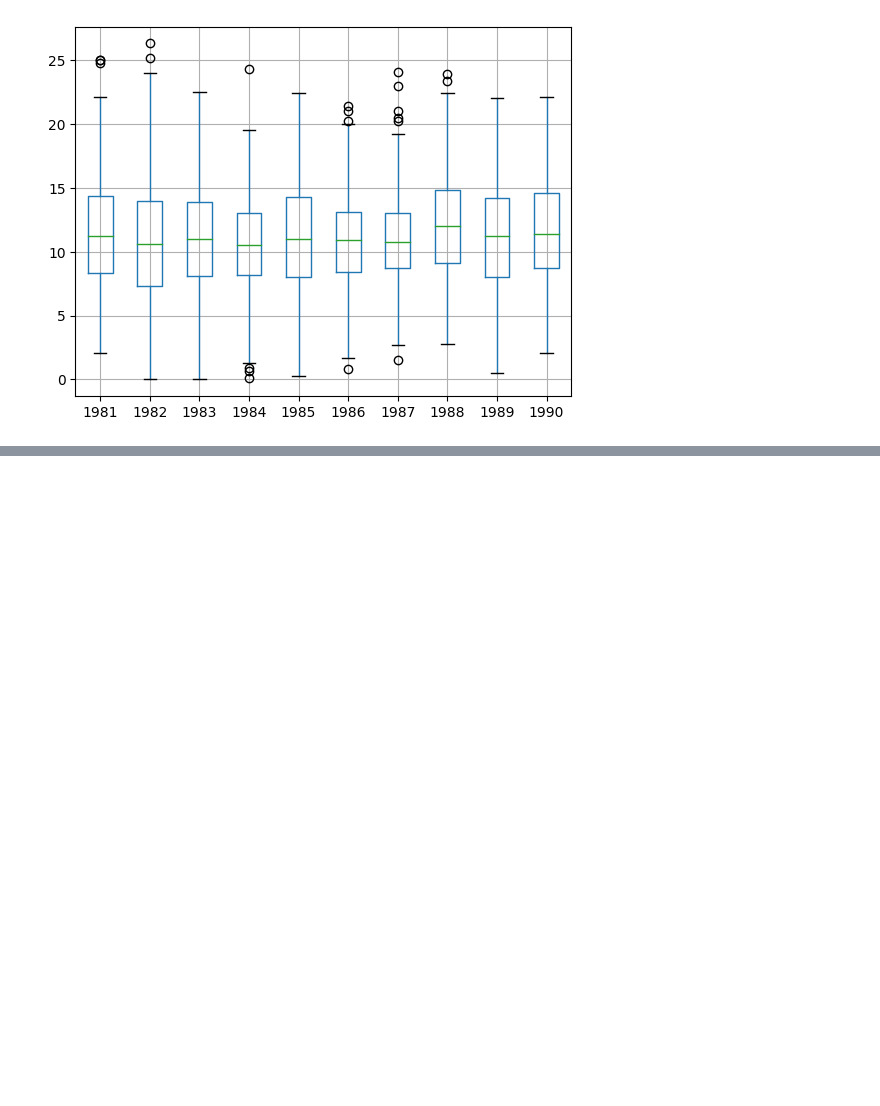
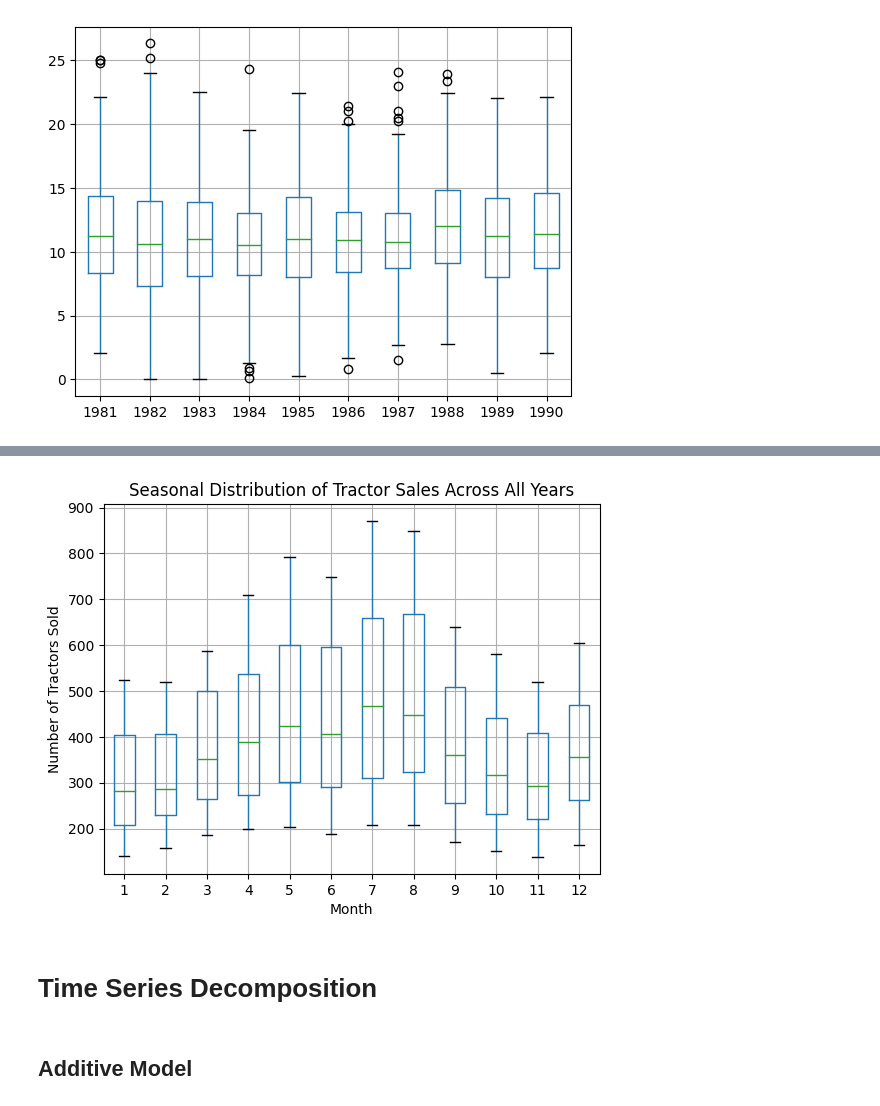
Before and after one commit to ankesh86/TimeSeriesAnalysis, a Jupyter notebook: TimeSeries_EDA.ipynb, the cells around one changed output, grey strips where cells are left out. Saved outputs shown, nothing was run; the diff lists cells and outputs as text; code cells hidden in the pictures; blank space fills up the shorter version.

```diff
--- a/TimeSeries_EDA.ipynb
+++ b/TimeSeries_EDA.ipynb
@@ -312,0 +377,18 @@ plt.show()
+# %%
+# Group by month across all years
+all_years_grouped = tractor_sales_data.groupby(tractor_sales_data.index.month)
+all_years_month_df = pd.concat([pd.DataFrame(x[1]['Tractor-Sales'].values) for x in all_years_grouped], axis=1)
+all_years_month_df.columns = range(1, 13)  # Rename columns to represent months
+
+# Create a box plot to see average seasonality trends
+all_years_month_df.boxplot()
+plt.title("Seasonal Distribution of Tractor Sales Across All Years")
+plt.xlabel("Month")
+plt.ylabel("Number of Tractors Sold")
+plt.show()
+# %% [output]
+[figure, added]
+# %% [markdown]
+# **Time Series Decomposition**
+# %% [markdown]
+## **Additive Model**
```
Also changed, not shown: parts of 26 cells of this notebook.
